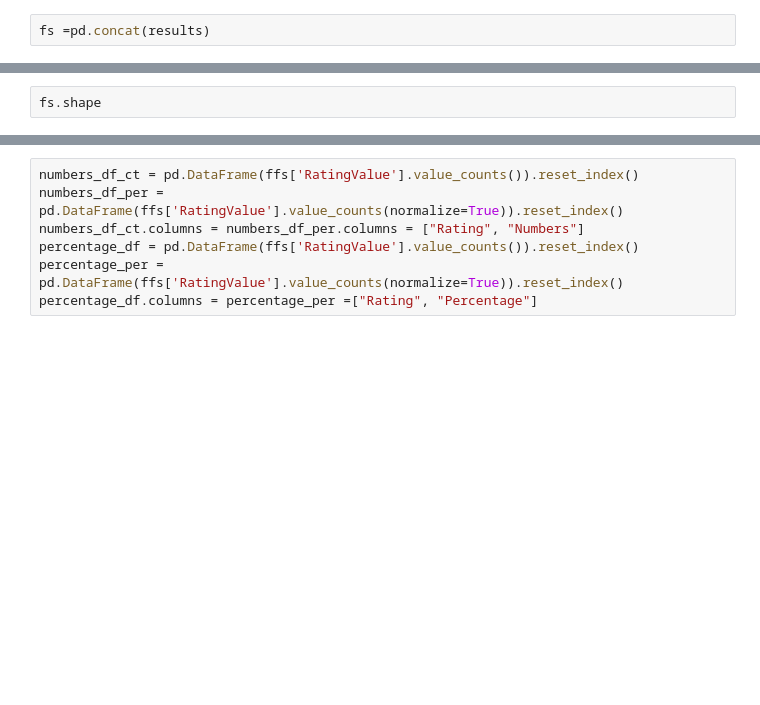
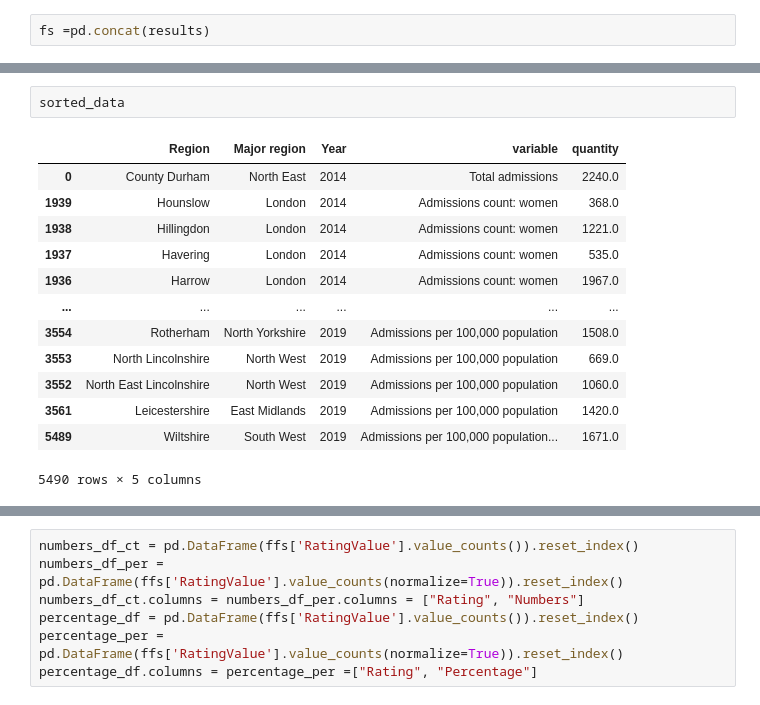
Before and after one commit to elksie5000/obesity, a Jupyter notebook: obesity_local.ipynb, the cells around one changed output, grey strips where cells are left out. Saved outputs shown, nothing was run; the diff lists cells and outputs as text; blank space fills up the shorter version.

```diff
--- a/obesity_local.ipynb
+++ b/obesity_local.ipynb
@@ -566,4 +686,18 @@ fs.info()
-# %%
-fs.shape
+# %%
+sorted_data
+# %% [output]
+|  | Region | Major region | Year | variable | quantity |
+| 0 | County Durham | North East | 2014 | Total admissions | 2240.0 |
+| 1939 | Hounslow | London | 2014 | Admissions count: women | 368.0 |
+| 1938 | Hillingdon | London | 2014 | Admissions count: women | 1221.0 |
+| 1937 | Havering | London | 2014 | Admissions count: women | 535.0 |
+| 1936 | Harrow | London | 2014 | Admissions count: women | 1967.0 |
+| ... | ... | ... | ... | ... | ... |
+| 3554 | Rotherham | North Yorkshire | 2019 | Admissions per 100,000 population | 1508.0 |
+| 3553 | North Lincolnshire | North West | 2019 | Admissions per 100,000 population | 669.0 |
+| 3552 | North East Lincolnshire | North West | 2019 | Admissions per 100,000 population | 1060.0 |
+| 3561 | Leicestershire | East Midlands | 2019 | Admissions per 100,000 population | 1420.0 |
+| 5489 | Wiltshire | South West | 2019 | Admissions per 100,000 population... | 1671.0 |
+5490 rows × 5 columns
 # %%
 fs.columns
```
Also changed, not shown: parts of 32 cells of this notebook, 36 other files.
